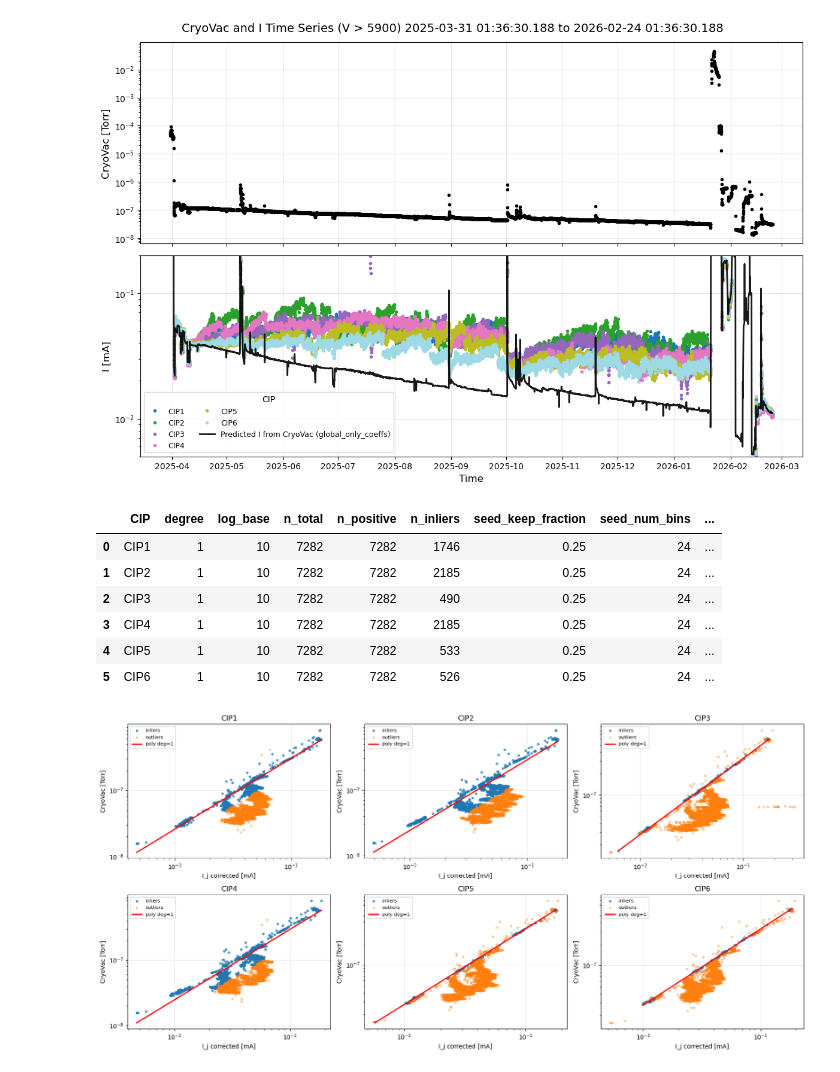
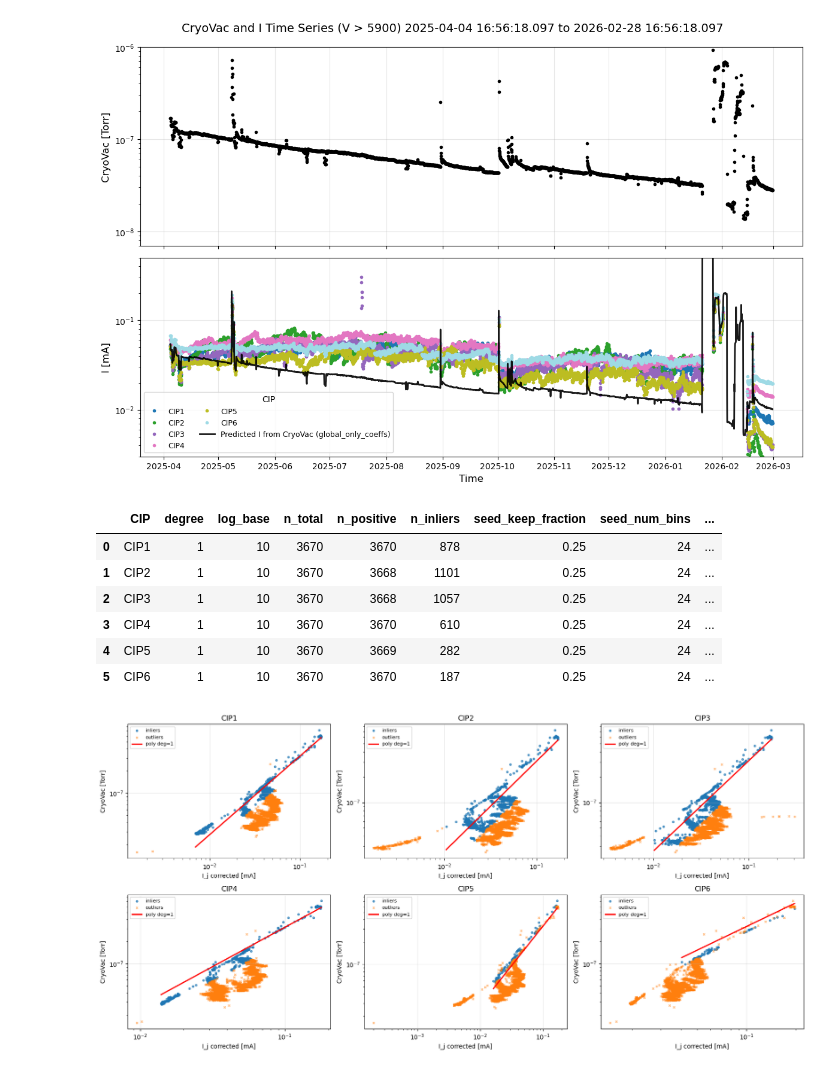
Before and after one commit to lsst/CameraTimesSquare, a Jupyter notebook: operations/vacuum.ipynb, the cells around one changed output. Drawn from its saved outputs; the diff is of its cells as text; code cells hidden in the pictures.

```diff
--- a/operations/vacuum.ipynb
+++ b/operations/vacuum.ipynb
@@ -1,4 +1,7 @@
 # %%
+#t_end = 'Now'
 t_end = 'Now'
 duration_in_day = 330
-time_interval = '1h'
+time_interval = '2h'
+a =  1.06823544
+b = -5.42086628
@@ -5 +20,24 @@ time_interval = '1h'
+# %%
+OFFSET = {
+    "CIP1": -0.003171139293246799,
+    "CIP2": -0.00802408324347602,
+    "CIP3": -0.006236367755466037,
+    "CIP4": 0.004754777307863589,
+    "CIP5": -0.006450745794508193,
+    "CIP6": 0.009414226920516402
+}
+
+BIN_INFLUX = time_interval
+BIN_PANDAS = "1min"
+
+# trender.py --stat --overlaystart --start '2026/1/27 00:10:00' --dur 30m   --site summit --timebins 1000  --plot 'vacuum/HX/HIP._I'
+
+OFFSET = {
+    "HIP1": 0.004332,
+    "HIP2": 0.003977
+}
+
+# Use consistent units across notebook: CryoVac [Torr], I [mA]
+
+global_poly_coeffs = np.array([ a, b])
 # %%
@@ -263,6 +284,7 @@ fig, (ax1, ax2) = plt.subplots(2, 1, figsize=(12, 8), sharex=True)
 ax1.plot(df_cryo.index, df_cryo["CryoVac"], ".", color="black", linewidth=2)
 ax1.set_ylabel("CryoVac [Torr]", fontsize=12)
 ax1.set_yscale("log")
+ax1.set_ylim(7e-9, 1e-6)
 ax1.grid(True, alpha=0.3)
 
 # I vs time for each CIP
@@ -274,35 +296,35 @@ for i, cip in enumerate(cips):
     ax2.plot(sub.index, y, ".", linewidth=1.5, color=cmap(i), label=f"{cip}")
 
 # Overlay predicted corrected I from CryoVac
 valid_pred = np.isfinite(pred_i_corr) & (pred_i_corr > 0)
 if np.count_nonzero(valid_pred) > 1:
     ax2.plot(
         df_cryo.index[valid_pred],
         pred_i_corr[valid_pred],
         "-",
         color="black",
         linewidth=2.0,
         alpha=0.9,
         label="Predicted I from CryoVac (global_only_coeffs)",
     )
 
 ax2.set_ylabel("I [mA]", fontsize=12)
 ax2.set_xlabel("Time", fontsize=12)
 ax2.set_yscale("log")
-ax2.set_ylim(0.5e-2, 2e-1)
+ax2.set_ylim(0.3e-2, 5e-1)
 ax2.grid(True, alpha=0.3)
 ax2.legend(title="CIP", ncol=2, fontsize=9)
 
 plot_title = (
     f"CryoVac and I Time Series (V > 5900) {t_start} to {t_end_iso}"
     if "t_start" in globals() and "t_end_iso" in globals()
     else "CryoVac and I Time Series (V > 5900)"
 )
 fig.suptitle(plot_title, fontsize=14)
 plt.tight_layout()
 plt.show()
 # %% [output]
-[figure, old version]
+[figure, new version]
 # %%
 POLY_DEGREE = 1
 
@@ -664,13 +686,13 @@ plt.tight_layout()
 plt.show()
 # %% [output]
 |  | CIP | degree | log_base | n_total | n_positive | n_inliers | seed_keep_fraction | seed_num_bins | ... |
-| 0 | CIP1 | 1 | 10 | 7282 | 7282 | 1746 | 0.25 | 24 | ... |
-| 1 | CIP2 | 1 | 10 | 7282 | 7282 | 2185 | 0.25 | 24 | ... |
-| 2 | CIP3 | 1 | 10 | 7282 | 7282 | 490 | 0.25 | 24 | ... |
-| 3 | CIP4 | 1 | 10 | 7282 | 7282 | 2185 | 0.25 | 24 | ... |
-| 4 | CIP5 | 1 | 10 | 7282 | 7282 | 533 | 0.25 | 24 | ... |
-| 5 | CIP6 | 1 | 10 | 7282 | 7282 | 526 | 0.25 | 24 | ... |
+| 0 | CIP1 | 1 | 10 | 3670 | 3670 | 878 | 0.25 | 24 | ... |
+| 1 | CIP2 | 1 | 10 | 3670 | 3668 | 1101 | 0.25 | 24 | ... |
+| 2 | CIP3 | 1 | 10 | 3670 | 3668 | 1057 | 0.25 | 24 | ... |
+| 3 | CIP4 | 1 | 10 | 3670 | 3670 | 610 | 0.25 | 24 | ... |
+| 4 | CIP5 | 1 | 10 | 3670 | 3669 | 282 | 0.25 | 24 | ... |
+| 5 | CIP6 | 1 | 10 | 3670 | 3670 | 187 | 0.25 | 24 | ... |
-[figure, old version]
+[figure, new version]
 # %%
 # Combined robust log-log polynomial fit across all CIPs
 if "df_merged" not in globals():
```
Also changed, not shown: parts of 6 cells of this notebook, 1 other file.
